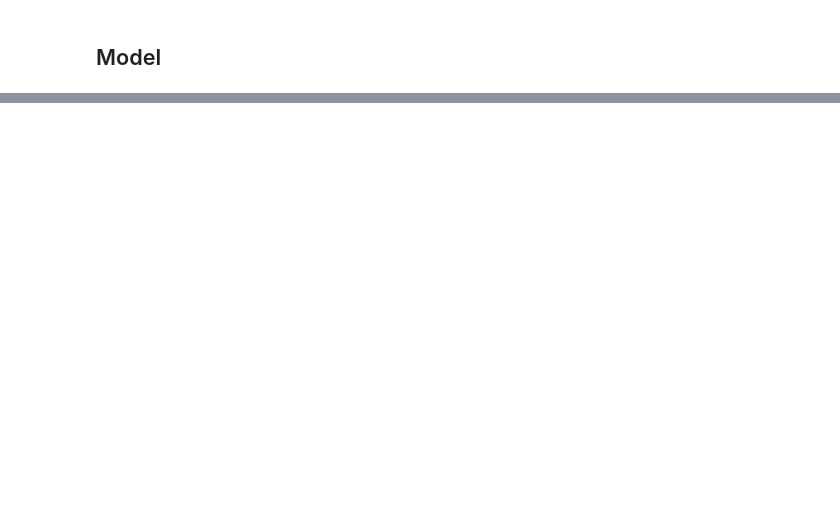
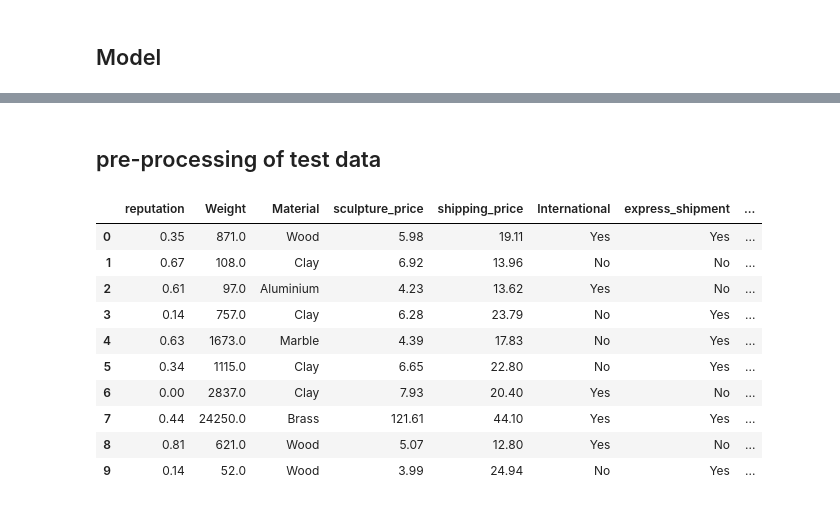
Before and after one commit to manpreet1994/hackerearth_exibit-art-, a Jupyter notebook: art_cost_prediction.ipynb, the cells around one changed output, grey strips where cells are left out. Drawn from its saved outputs; the diff is of its cells as text; code cells hidden in the pictures; blank space fills up the shorter version.

```diff
--- a/art_cost_prediction.ipynb
+++ b/art_cost_prediction.ipynb
@@ -135,0 +301,2 @@ print(np.sqrt(mean_squared_error(y_test,pred)))
+# %% [markdown]
+## pre-processing of test data
@@ -135,0 +310,42 @@ print(np.sqrt(mean_squared_error(y_test,pred)))
+# %%
+## fill nan weight
+# test_data['Weight'] = test_data.apply(
+#     lambda row: mean_weight[row['Material']] if pd.isna(row['Weight']) and not pd.isna(row['Material']) else row['Weight'],
+#     axis=1
+# )
+test_data['Weight'].fillna((test_data['Weight'].median()), inplace=True)
+# %%
+test_data['area'] = test_data['Height']* test_data['Width']
+test_data['area'] = test_data.apply(
+    lambda row: row['Weight']/mean_density[row['Material']] if pd.isna(row['Width']) and not pd.isna(row['Material']) and not pd.isna(row['Weight']) else row['Width'],
+    axis=1
+)
+# %%
+test_data['delivery'] = [(datetime.strptime(test_data['Delivery Date'].iloc[x], '%m/%d/%y') - datetime.strptime(test_data['Scheduled Date'].iloc[x], '%m/%d/%y')).days for x in range(test_data.shape[0])]
+# %%
+test_data = test_data.drop(['Customer Id', 'Artist Name', 'Height', 'Width',
+                           'Scheduled Date', 'Delivery Date',
+                          'Customer Location'],axis = 1)
+# %%
+test_data.rename(columns= {'Artist Reputation':'reputation',
+                           'Price Of Sculpture': 'sculpture_price',
+                          'Base Shipping Price':'shipping_price',
+                          'Artist Name':'artist_name',
+                          'Express Shipment':'express_shipment',
+                          'Installation Included':'installation',
+                             'Customer Information': 'customer_info',
+                           'Remote Location': 'remote'
+                         }, inplace=True)
+test_data.head(10)
+# %% [output]
+|  | reputation | Weight | Material | sculpture_price | shipping_price | International | express_shipment | ... |
+| 0 | 0.35 | 871.0 | Wood | 5.98 | 19.11 | Yes | Yes | ... |
+| 1 | 0.67 | 108.0 | Clay | 6.92 | 13.96 | No | No | ... |
+| 2 | 0.61 | 97.0 | Aluminium | 4.23 | 13.62 | Yes | No | ... |
+| 3 | 0.14 | 757.0 | Clay | 6.28 | 23.79 | No | Yes | ... |
+| 4 | 0.63 | 1673.0 | Marble | 4.39 | 17.83 | No | Yes | ... |
+| 5 | 0.34 | 1115.0 | Clay | 6.65 | 22.80 | No | Yes | ... |
+| 6 | 0.00 | 2837.0 | Clay | 7.93 | 20.40 | Yes | No | ... |
+| 7 | 0.44 | 24250.0 | Brass | 121.61 | 44.10 | Yes | Yes | ... |
+| 8 | 0.81 | 621.0 | Wood | 5.07 | 12.80 | Yes | No | ... |
+| 9 | 0.14 | 52.0 | Wood | 3.99 | 24.94 | No | Yes | ... |
```
Also changed, not shown: parts of 51 cells of this notebook.
